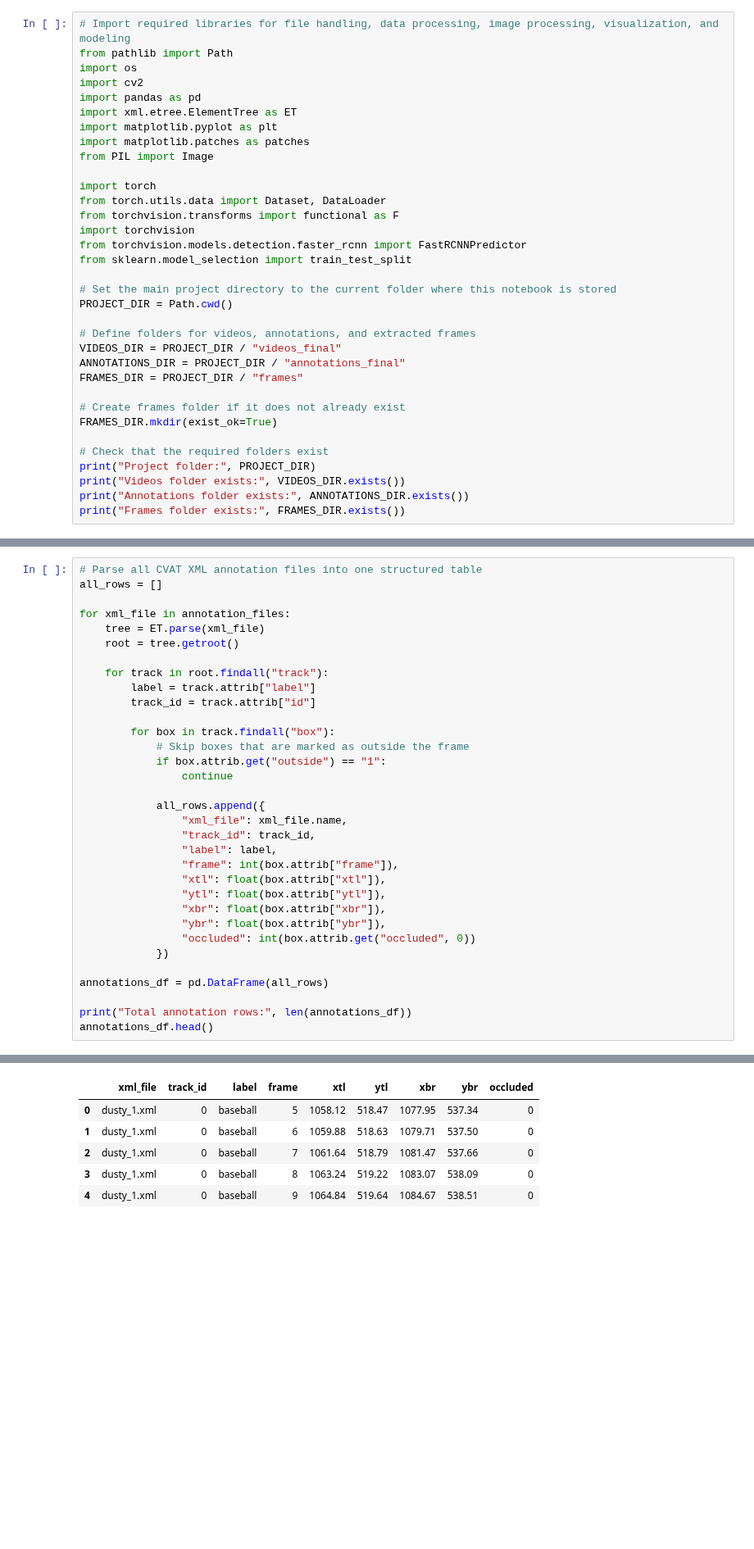
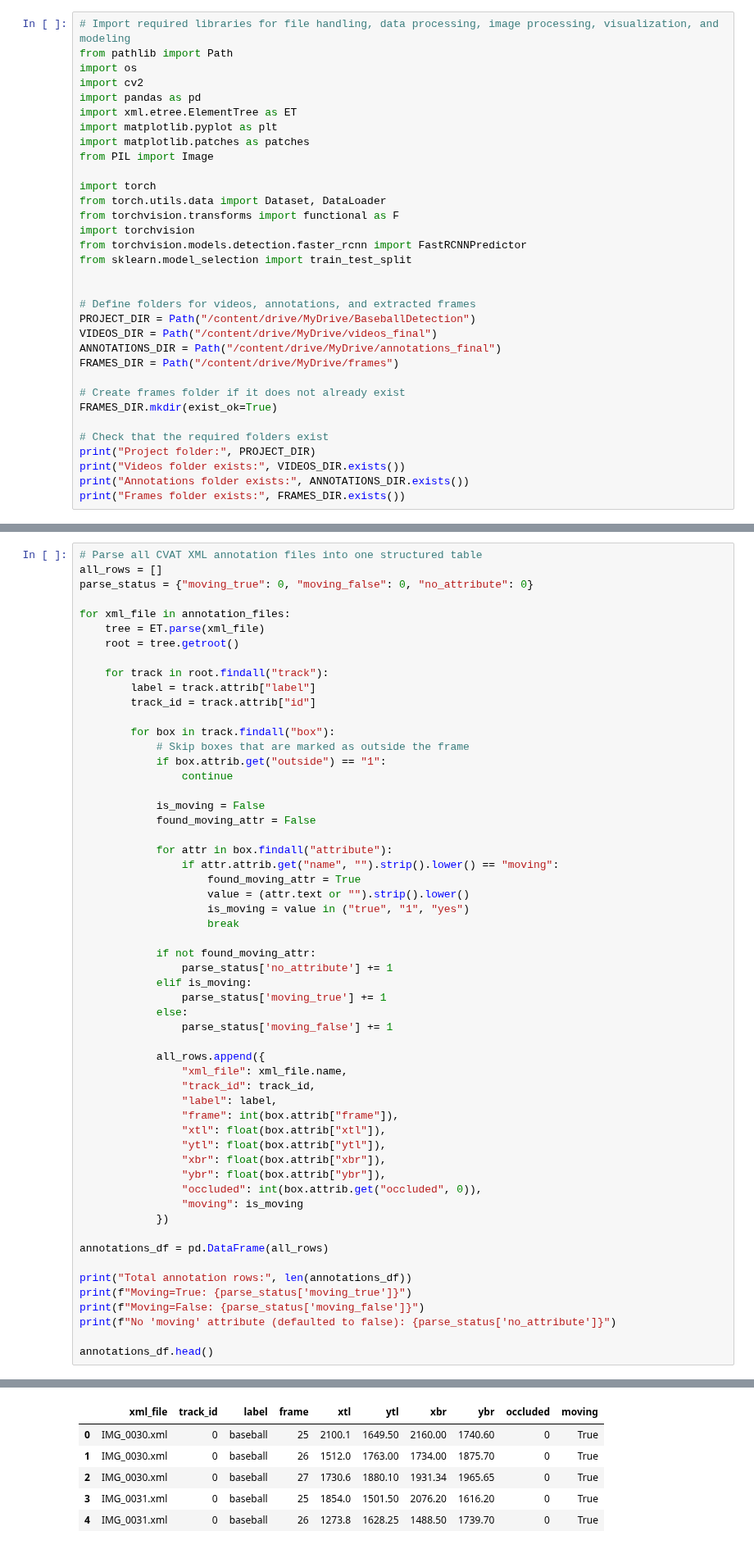
Before and after one commit to sck2189985/baseball-final-project, a Jupyter notebook: baseball_script.ipynb, the cells around one changed output, grey strips where cells are left out. Shown at 82% size. Cells and saved outputs as stored; diff of their text form; blank space fills up the shorter version.

```diff
--- a/baseball_script.ipynb
+++ b/baseball_script.ipynb
@@ -34,13 +39,12 @@ import torchvision
 from torchvision.models.detection.faster_rcnn import FastRCNNPredictor
 from sklearn.model_selection import train_test_split
 
-# Set the main project directory to the current folder where this notebook is stored
-PROJECT_DIR = Path.cwd()
 
 # Define folders for videos, annotations, and extracted frames
-VIDEOS_DIR = PROJECT_DIR / "videos_final"
-ANNOTATIONS_DIR = PROJECT_DIR / "annotations_final"
-FRAMES_DIR = PROJECT_DIR / "frames"
+PROJECT_DIR = Path("/content/drive/MyDrive/BaseballDetection")
+VIDEOS_DIR = Path("/content/drive/MyDrive/videos_final")
+ANNOTATIONS_DIR = Path("/content/drive/MyDrive/annotations_final")
+FRAMES_DIR = Path("/content/drive/MyDrive/frames")
 
 # Create frames folder if it does not already exist
 FRAMES_DIR.mkdir(exist_ok=True)
@@ -127,6 +131,7 @@ IMG_9609_dusty: 102 frames extracted
 # %%
 # Parse all CVAT XML annotation files into one structured table
 all_rows = []
+parse_status = {"moving_true": 0, "moving_false": 0, "no_attribute": 0}
 
 for xml_file in annotation_files:
     tree = ET.parse(xml_file)
@@ -141,6 +146,23 @@ for xml_file in annotation_files:
             if box.attrib.get("outside") == "1":
                 continue
 
+            is_moving = False
+            found_moving_attr = False
+
+            for attr in box.findall("attribute"):
+                if attr.attrib.get("name", "").strip().lower() == "moving":
+                    found_moving_attr = True
+                    value = (attr.text or "").strip().lower()
+                    is_moving = value in ("true", "1", "yes")
+                    break
+
+            if not found_moving_attr:
+                parse_status['no_attribute'] += 1
+            elif is_moving:
+                parse_status['moving_true'] += 1
+            else:
+                parse_status['moving_false'] += 1
+
             all_rows.append({
                 "xml_file": xml_file.name,
                 "track_id": track_id,
@@ -150,12 +172,17 @@ for xml_file in annotation_files:
                 "ytl": float(box.attrib["ytl"]),
                 "xbr": float(box.attrib["xbr"]),
                 "ybr": float(box.attrib["ybr"]),
-                "occluded": int(box.attrib.get("occluded", 0))
+                "occluded": int(box.attrib.get("occluded", 0)),
+                "moving": is_moving
             })
 
 annotations_df = pd.DataFrame(all_rows)
 
 print("Total annotation rows:", len(annotations_df))
+print(f"Moving=True: {parse_status['moving_true']}")
+print(f"Moving=False: {parse_status['moving_false']}")
+print(f"No 'moving' attribute (defaulted to false): {parse_status['no_attribute']}")
+
 annotations_df.head()
 # %% [output]
 Total annotation rows: 24361
@@ -162,9 +192,9 @@ Total annotation rows: 24361
-|  | xml_file | track_id | label | frame | xtl | ytl | xbr | ybr | occluded |
-| 0 | dusty_1.xml | 0 | baseball | 5 | 1058.12 | 518.47 | 1077.95 | 537.34 | 0 |
-| 1 | dusty_1.xml | 0 | baseball | 6 | 1059.88 | 518.63 | 1079.71 | 537.50 | 0 |
-| 2 | dusty_1.xml | 0 | baseball | 7 | 1061.64 | 518.79 | 1081.47 | 537.66 | 0 |
-| 3 | dusty_1.xml | 0 | baseball | 8 | 1063.24 | 519.22 | 1083.07 | 538.09 | 0 |
-| 4 | dusty_1.xml | 0 | baseball | 9 | 1064.84 | 519.64 | 1084.67 | 538.51 | 0 |
+|  | xml_file | track_id | label | frame | xtl | ytl | xbr | ybr | occluded | moving |
+| 0 | IMG_0030.xml | 0 | baseball | 25 | 2100.1 | 1649.50 | 2160.00 | 1740.60 | 0 | True |
+| 1 | IMG_0030.xml | 0 | baseball | 26 | 1512.0 | 1763.00 | 1734.00 | 1875.70 | 0 | True |
+| 2 | IMG_0030.xml | 0 | baseball | 27 | 1730.6 | 1880.10 | 1931.34 | 1965.65 | 0 | True |
+| 3 | IMG_0031.xml | 0 | baseball | 25 | 1854.0 | 1501.50 | 2076.20 | 1616.20 | 0 | True |
+| 4 | IMG_0031.xml | 0 | baseball | 26 | 1273.8 | 1628.25 | 1488.50 | 1739.70 | 0 | True |
 # %%
 # Create the video name by removing the .xml extension
 annotations_df["video_name"] = annotations_df["xml_file"].str.replace(".xml", "", regex=False)
```
Also changed, not shown: parts of 18 cells of this notebook.
